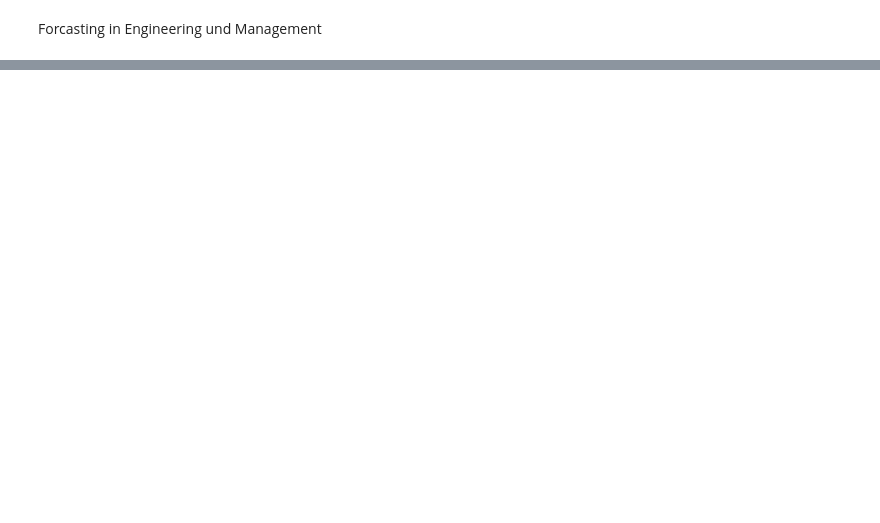
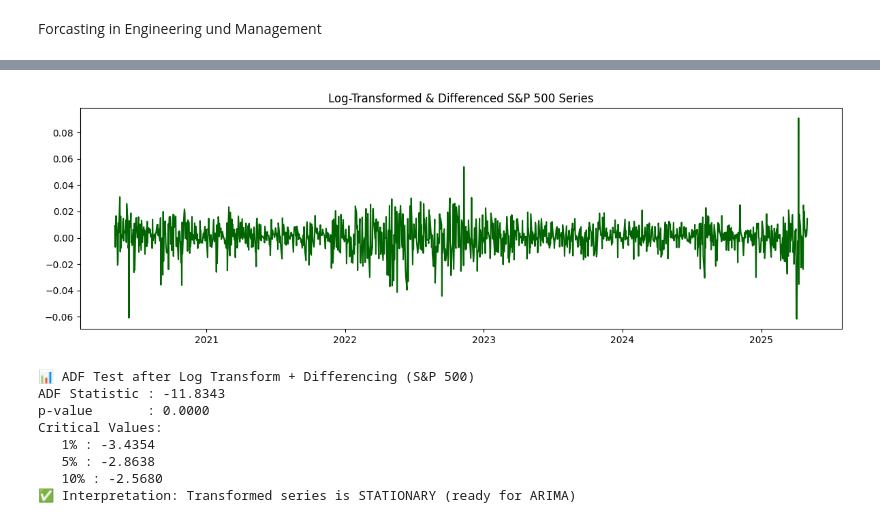
Before and after one commit to rhkraptor/FoEM, a Jupyter notebook: FoEM_Projekt.ipynb, the cells around one changed output, grey strips where cells are left out. Cells and saved outputs as stored; diff of their text form; code cells hidden in the pictures; blank space fills up the shorter version.

```diff
--- a/FoEM_Projekt.ipynb
+++ b/FoEM_Projekt.ipynb
@@ -340,0 +115,18 @@ ljung_box_test(usa_diff, 'USA')
+# %%
+# Plotting the S&P 500 'Close' price
+
+# Extract 'Close' price and align frequency
+ts = sp500['Close'].copy()       # Using 'Close' prices
+ts = ts.asfreq('B')              # Convert to Business Day frequency (Mon–Fri)
+ts = ts.ffill()                  # Fill non-trading days with previous value
+
+# Perform seasonal decomposition
+result = seasonal_decompose(ts, model='additive', period=252)  # 252 trading days/year
+
+# Plot trend, seasonality, and residual components
+fig, (ax1, ax2, ax3) = plt.subplots(3, 1, figsize=(14, 9))
+result.trend.plot(ax=ax1, title='Trend Component')
+result.seasonal.plot(ax=ax2, title='Seasonal Component')
+result.resid.plot(ax=ax3, title='Residual Component')
+plt.tight_layout()
+plt.show()
@@ -340,0 +195,39 @@ ljung_box_test(usa_diff, 'USA')
+# %%
+# 1. Log Transform (safe copy)
+ts_log = np.log(ts)
+
+# 2. First Differencing
+ts_log_diff = ts_log.diff().dropna()
+
+# 3. Plot transformed series
+plt.figure(figsize=(12, 4))
+plt.plot(ts_log_diff, color='darkgreen')
+plt.title("Log-Transformed & Differenced S&P 500 Series")
+plt.tight_layout()
+plt.show()
+
+# 4. ADF test on transformed series
+adf_log_diff = adfuller(ts_log_diff)
+
+print("📊 ADF Test after Log Transform + Differencing (S&P 500)")
+print(f"ADF Statistic : {adf_log_diff[0]:.4f}")
+print(f"p-value       : {adf_log_diff[1]:.4f}")
+print("Critical Values:")
+for key, value in adf_log_diff[4].items():
+    print(f"   {key} : {value:.4f}")
+
+# 5. Interpretation
+if adf_log_diff[1] <= 0.05:
+    print("✅ Interpretation: Transformed series is STATIONARY (ready for ARIMA)")
+else:
+    print("❌ Interpretation: Series is still NON-STATIONARY (may need seasonal diff)")
+# %% [output]
+[figure, added]
+📊 ADF Test after Log Transform + Differencing (S&P 500)
+ADF Statistic : -11.8343
+p-value       : 0.0000
+Critical Values:
+   1% : -3.4354
+   5% : -2.8638
+   10% : -2.5680
+✅ Interpretation: Transformed series is STATIONARY (ready for ARIMA)
```
Also changed, not shown: parts of 36 cells of this notebook, 2 other files.
